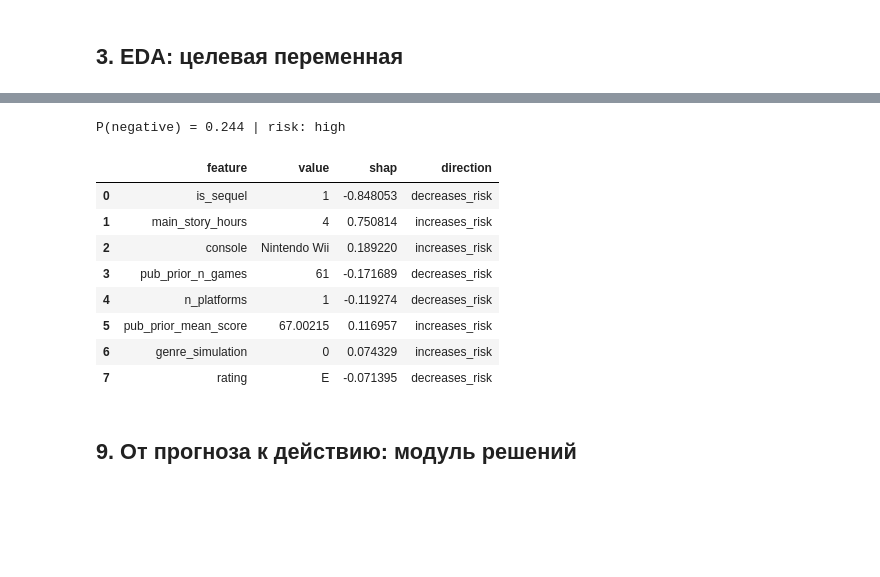
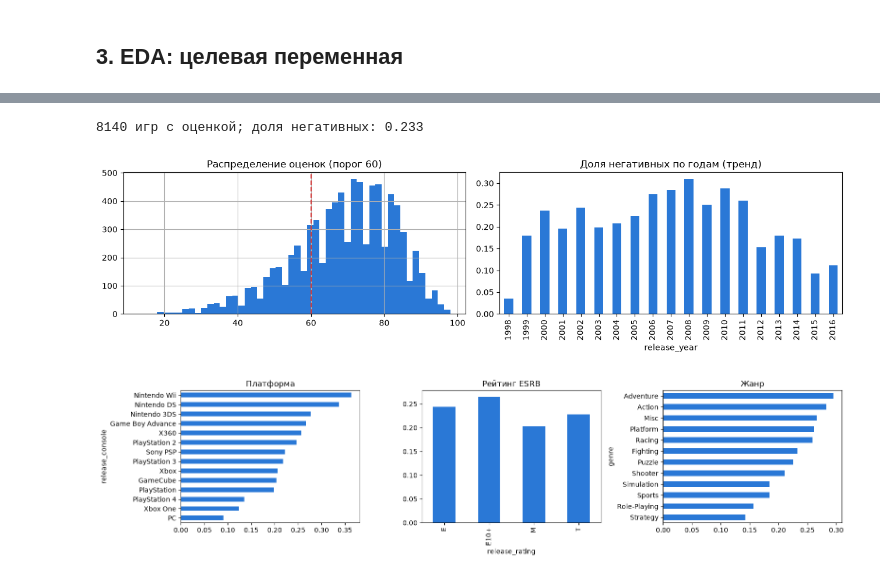
Before and after one commit to Dwarfpt/Machine-Learning-Master, a Jupyter notebook: notebooks/01_EDA_and_modeling.ipynb, the cells around one changed output, grey strips where cells are left out. Drawn from its saved outputs; the diff is of its cells as text; code cells hidden in the pictures; blank space fills up the shorter version.

```diff
--- a/notebooks/01_EDA_and_modeling.ipynb
+++ b/notebooks/01_EDA_and_modeling.ipynb
@@ -89,9 +103,2 @@ pd.DataFrame(rep['issues'])[['severity','check','detail','decision']]
 # %% [markdown]
 ## 3. EDA: целевая переменная
-# %%
-games['negative'] = (games.metrics_review_score < config.NEGATIVE_THRESHOLD).astype(int)
-fig, ax = plt.subplots(1, 2, figsize=(12, 3.5))
-games.metrics_review_score.hist(bins=40, ax=ax[0], color='#2a78d6'); ax[0].axvline(60, color='#d03b3b', ls='--')
-ax[0].set_title('Распределение оценок (порог 60)')
-games.groupby('release_year').negative.mean().plot.bar(ax=ax[1], color='#2a78d6'); ax[1].set_title('Доля негативных по годам')
-plt.tight_layout(); print('Доля негативных:', round(games.negative.mean(), 3))
@@ -186,20 +105,22 @@ plt.title('Глобальная важность (mean |SHAP|)');
-# %%
-# Локальное объяснение одного прогноза
-spec = {'title': 'Galactic Racer 2', 'console': 'Nintendo Wii', 'year': 2009, 'rating': 'E', 'genres': 'Racing / Driving',
-        'publisher': 'THQ', 'max_players': 1, 'main_story_hours': 4, 'n_platforms': 1, 'is_sequel': True}
-r = P.predict(spec, save=False)
-print('P(negative) =', round(r['proba_negative'], 3), '| risk:', r['risk_level'])
-pd.DataFrame(r['explanation']['factors'])
-# %% [output]
-P(negative) = 0.244 | risk: high
-|  | feature | value | shap | direction |
-| 0 | is_sequel | 1 | -0.848053 | decreases_risk |
-| 1 | main_story_hours | 4 | 0.750814 | increases_risk |
-| 2 | console | Nintendo Wii | 0.189220 | increases_risk |
-| 3 | pub_prior_n_games | 61 | -0.171689 | decreases_risk |
-| 4 | n_platforms | 1 | -0.119274 | decreases_risk |
-| 5 | pub_prior_mean_score | 67.00215 | 0.116957 | increases_risk |
-| 6 | genre_simulation | 0 | 0.074329 | increases_risk |
-| 7 | rating | E | -0.071395 | decreases_risk |
-# %% [markdown]
-## 9. От прогноза к действию: модуль решений
+# %%
+g = games[games.metrics_review_score.notna()].copy()
+g['negative'] = (g.metrics_review_score < config.NEGATIVE_THRESHOLD).astype(int)
+fig, ax = plt.subplots(1, 2, figsize=(13, 3.6))
+g.metrics_review_score.hist(bins=50, ax=ax[0], color='#2a78d6'); ax[0].axvline(60, color='#d03b3b', ls='--')
+ax[0].set_title('Распределение оценок (порог 60)')
+by_year = g[g.release_year >= 1998].groupby('release_year').negative.agg(['mean', 'size'])
+by_year['mean'].plot.bar(ax=ax[1], color='#2a78d6'); ax[1].set_title('Доля негативных по годам (тренд)')
+plt.tight_layout(); print(len(g), 'игр с оценкой; доля негативных:', round(g.negative.mean(), 3))
+# %% [output]
+8140 игр с оценкой; доля негативных: 0.233
+[figure, added]
+# %%
+fig, ax = plt.subplots(1, 3, figsize=(16, 4))
+top = g.release_console.value_counts().head(14).index
+g[g.release_console.isin(top)].groupby('release_console').negative.mean().sort_values().plot.barh(ax=ax[0], color='#2a78d6'); ax[0].set_title('Платформа')
+g.groupby('release_rating').negative.mean().plot.bar(ax=ax[1], color='#2a78d6'); ax[1].set_title('Рейтинг ESRB')
+gg = g.assign(genre=g.metadata_genres.str.split(',')).explode('genre')
+gg.groupby('genre').negative.mean().sort_values().plot.barh(ax=ax[2], color='#2a78d6'); ax[2].set_title('Жанр')
+plt.tight_layout()
+# %% [output]
+[figure, added]
```
Also changed, not shown: parts of 55 cells of this notebook, 52 other files.
